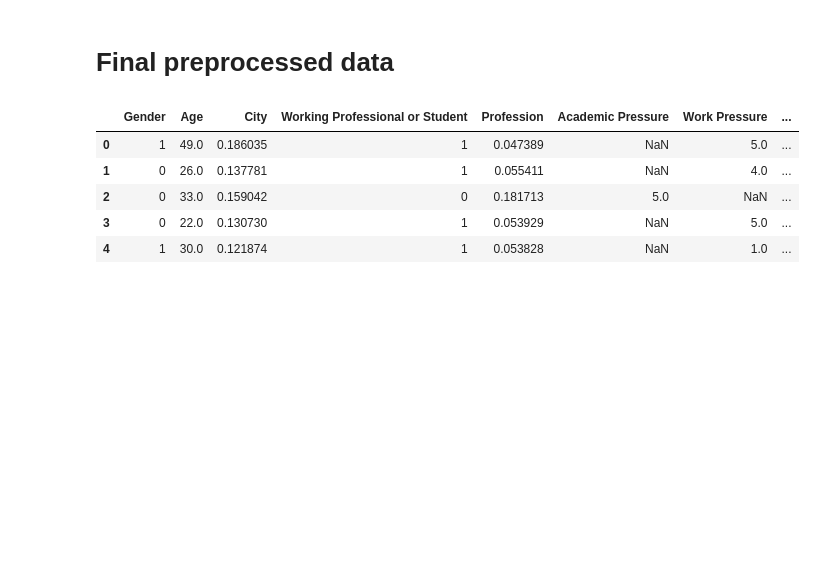
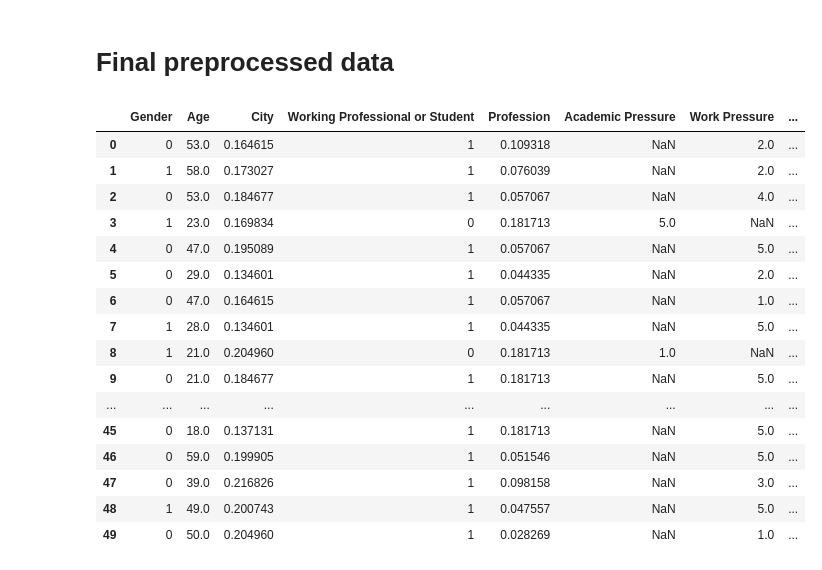
Before and after one commit to karlustav/data_project, a Jupyter notebook: prepare_test_data.ipynb, the cells around one changed output. Cells and saved outputs as stored; diff of their text form; code cells hidden in the pictures; blank space fills up the shorter version.

```diff
--- a/prepare_test_data.ipynb
+++ b/prepare_test_data.ipynb
@@ -293,0 +256,24 @@ For example, when doing 'df[col].method(value, inplace=True)', try using 'df.met
+# %%
+# First calculate target means from training data
+target_means = data["Degree"].copy()
+
+# Calculate global mean from training data
+global_mean = data['Depression'].mean()  # Add this line
+
+# Apply encoding to test data
+test_data_encoded = test_data.copy()
+rare_degrees = test_data["Degree"].value_counts()[test_data["Degree"].value_counts() <= 20].index
+# Remove rare degrees from test data (same as training)
+test_data = test_data[~test_data["Degree"].isin(rare_degrees)]
+
+# Map the degrees using training data means
+test_data_encoded['Degree_encoded'] = test_data['Degree'].map(target_means)
+
+# Fill missing values with global mean from training data
+test_data_encoded['Degree_encoded'].fillna(global_mean, inplace=True)
+
+# Clean up columns
+test_data_encoded.drop('Degree', axis=1, inplace=True)
+test_data_encoded = test_data_encoded.rename(columns={'Degree_encoded': 'Degree'})
+
+test_data = test_data_encoded.copy()
@@ -294,30 +287,41 @@ For example, when doing 'df[col].method(value, inplace=True)', try using 'df.met
 # %% [markdown]
 ### Dietary habits mapping
 # %%
-rare = data["Dietary Habits"].value_counts()[data["Dietary Habits"].value_counts() <= 20].index
+rare = test_data["Dietary Habits"].value_counts()[test_data["Dietary Habits"].value_counts() <= 20].index
 
 # print(len(data))
-data = data[~data["Dietary Habits"].isin(rare)]
+test_data = test_data[~test_data["Dietary Habits"].isin(rare)]
 
 # print("Shape before removing rare degrees:", len(data))
 # print("\nDietary Habits removed:", list(rare_degrees))
-data = pd.get_dummies(data, columns=['Dietary Habits'])
+test_data = pd.get_dummies(test_data, columns=['Dietary Habits'])
 # %% [markdown]
 # Dropping columns
 # %%
-data.drop(columns=['id'], inplace=True)
-data.drop(columns=['Name'], inplace=True)
+test_data.drop(columns=['id'], inplace=True)
+test_data.drop(columns=['Name'], inplace=True)
 # %% [markdown]
 # Final preprocessed data
 # %%
-preprocessed_data = data.copy()
+preprocessed_data = test_data.copy()
 preprocessed_data.to_csv('preprocessed_test_data.csv', index=False)
 # %%
-preprocessed_data.head()
+preprocessed_data.head(50)
 # %% [output]
 |  | Gender | Age | City | Working Professional or Student | Profession | Academic Pressure | Work Pressure | ... |
-| 0 | 1 | 49.0 | 0.186035 | 1 | 0.047389 | NaN | 5.0 | ... |
-| 1 | 0 | 26.0 | 0.137781 | 1 | 0.055411 | NaN | 4.0 | ... |
-| 2 | 0 | 33.0 | 0.159042 | 0 | 0.181713 | 5.0 | NaN | ... |
-| 3 | 0 | 22.0 | 0.130730 | 1 | 0.053929 | NaN | 5.0 | ... |
-| 4 | 1 | 30.0 | 0.121874 | 1 | 0.053828 | NaN | 1.0 | ... |
+| 0 | 0 | 53.0 | 0.164615 | 1 | 0.109318 | NaN | 2.0 | ... |
+| 1 | 1 | 58.0 | 0.173027 | 1 | 0.076039 | NaN | 2.0 | ... |
+| 2 | 0 | 53.0 | 0.184677 | 1 | 0.057067 | NaN | 4.0 | ... |
+| 3 | 1 | 23.0 | 0.169834 | 0 | 0.181713 | 5.0 | NaN | ... |
+| 4 | 0 | 47.0 | 0.195089 | 1 | 0.057067 | NaN | 5.0 | ... |
+| 5 | 0 | 29.0 | 0.134601 | 1 | 0.044335 | NaN | 2.0 | ... |
+| 6 | 0 | 47.0 | 0.164615 | 1 | 0.057067 | NaN | 1.0 | ... |
+| 7 | 1 | 28.0 | 0.134601 | 1 | 0.044335 | NaN | 5.0 | ... |
+| 8 | 1 | 21.0 | 0.204960 | 0 | 0.181713 | 1.0 | NaN | ... |
+| 9 | 0 | 21.0 | 0.184677 | 1 | 0.181713 | NaN | 5.0 | ... |
+| ... | ... | ... | ... | ... | ... | ... | ... | ... |
+| 45 | 0 | 18.0 | 0.137131 | 1 | 0.181713 | NaN | 5.0 | ... |
+| 46 | 0 | 59.0 | 0.199905 | 1 | 0.051546 | NaN | 5.0 | ... |
+| 47 | 0 | 39.0 | 0.216826 | 1 | 0.098158 | NaN | 3.0 | ... |
+| 48 | 1 | 49.0 | 0.200743 | 1 | 0.047557 | NaN | 5.0 | ... |
+| 49 | 0 | 50.0 | 0.204960 | 1 | 0.028269 | NaN | 1.0 | ... |
```
Also changed, not shown: parts of 18 cells of this notebook, 1 other file.
